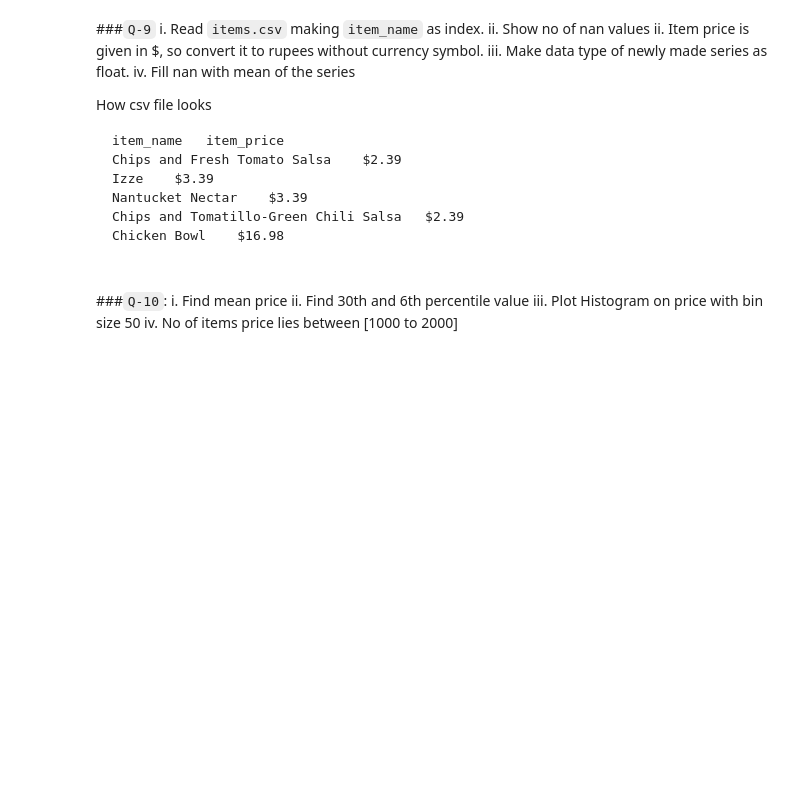
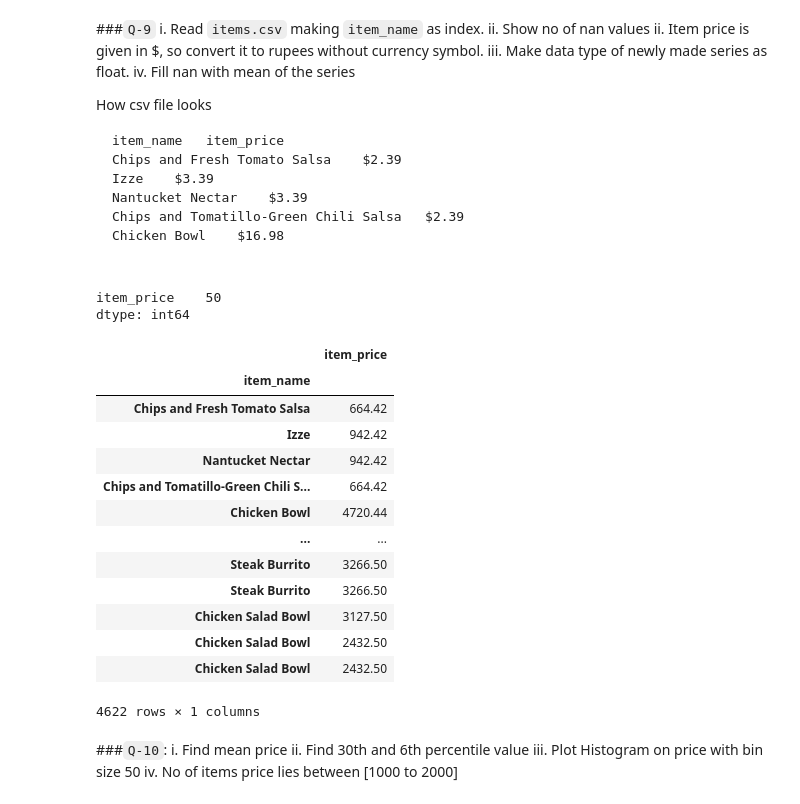
Before and after one commit to iqraghori/Data-science, a Jupyter notebook: Pandas_practice/session_16_tasks.ipynb, the cells around one changed output. Drawn from its saved outputs; the diff is of its cells as text; code cells hidden in the pictures; blank space fills up the shorter version.

```diff
--- a/Pandas_practice/session_16_tasks.ipynb
+++ b/Pandas_practice/session_16_tasks.ipynb
@@ -132,3 +146,29 @@ Chicken Bowl	$16.98
+# %%
+# code here
+
+print(items.isnull().sum())
+items['item_price'] = items['item_price'].str.replace('$', '').str.strip().astype(float)
+items['item_price'] = items['item_price'] * 278
+items['item_price'] = items['item_price'].fillna(items['item_price'].mean())
+items.isnull().sum()
+items
+# %% [output]
+item_price    50
+dtype: int64
+|  | item_price |
+| item_name |  |
+| Chips and Fresh Tomato Salsa | 664.42 |
+| Izze | 942.42 |
+| Nantucket Nectar | 942.42 |
+| Chips and Tomatillo-Green Chili S... | 664.42 |
+| Chicken Bowl | 4720.44 |
+| ... | ... |
+| Steak Burrito | 3266.50 |
+| Steak Burrito | 3266.50 |
+| Chicken Salad Bowl | 3127.50 |
+| Chicken Salad Bowl | 2432.50 |
+| Chicken Salad Bowl | 2432.50 |
+4622 rows × 1 columns
 # %% [markdown]
 ###`Q-10`:
     i. Find mean price
```
Also changed, not shown: parts of 6 cells of this notebook.
